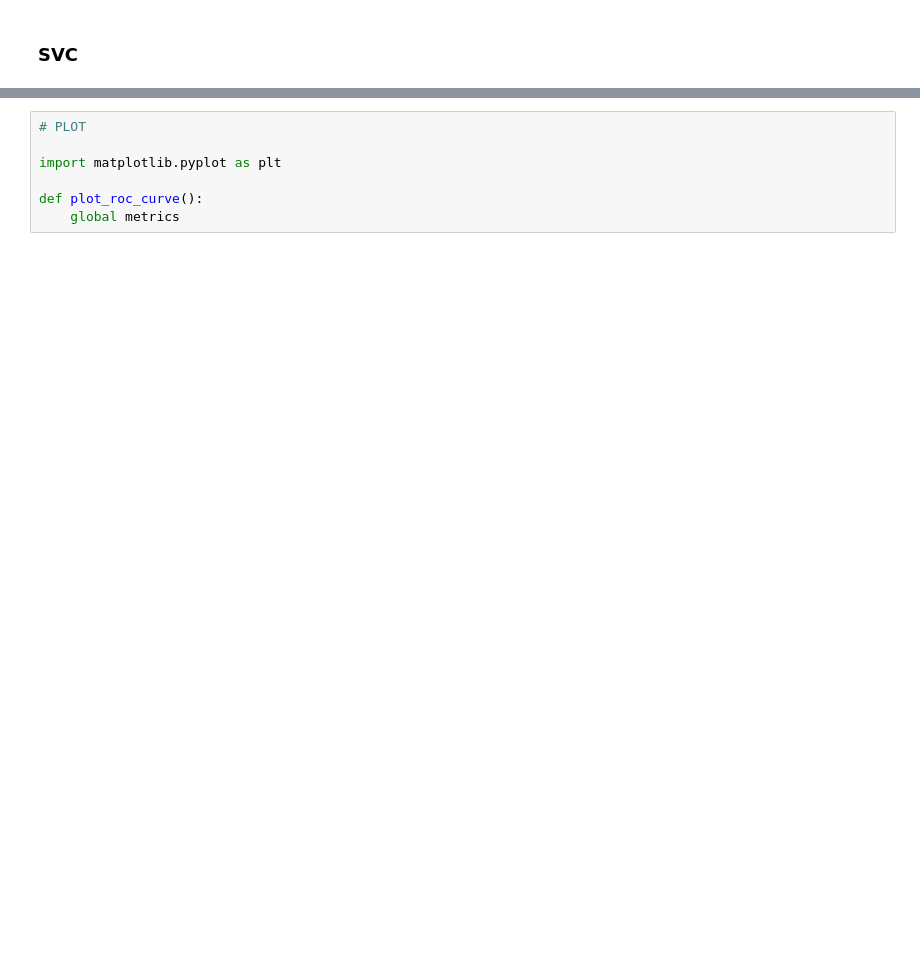
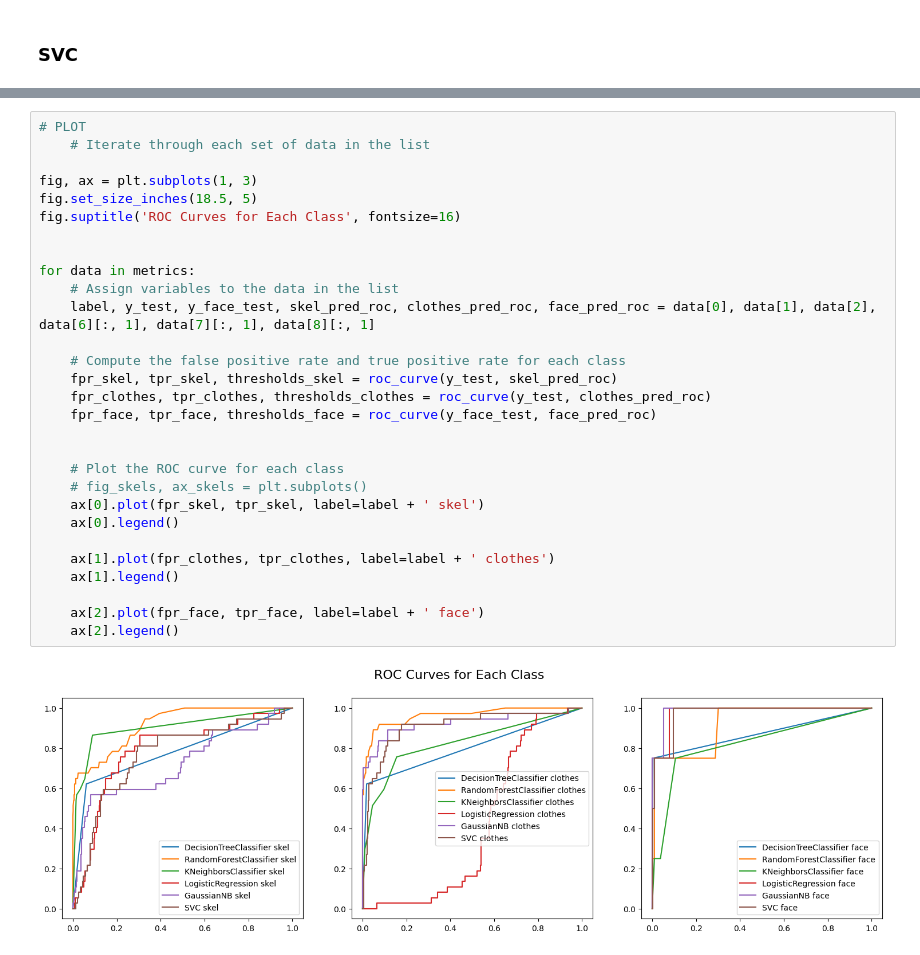
Before and after one commit to Andreus00/FDS, a Jupyter notebook: src/notebook.ipynb, the cells around one changed output, grey strips where cells are left out. Saved outputs shown, nothing was run; the diff lists cells and outputs as text; blank space fills up the shorter version.

```diff
--- a/src/notebook.ipynb
+++ b/src/notebook.ipynb
@@ -389,7 +368,31 @@ TypeError: evaluate_models() missing 2 required positional arguments: 'x_scal' a
-# %%
-# PLOT
-
-import matplotlib.pyplot as plt
-
-def plot_roc_curve():
-    global metrics
+# %%
+# PLOT
+    # Iterate through each set of data in the list
+
+fig, ax = plt.subplots(1, 3)
+fig.set_size_inches(18.5, 5)
+fig.suptitle('ROC Curves for Each Class', fontsize=16)
+
+
+for data in metrics:
+    # Assign variables to the data in the list
+    label, y_test, y_face_test, skel_pred_roc, clothes_pred_roc, face_pred_roc = data[0], data[1], data[2], data[6][:, 1], data[7][:, 1], data[8][:, 1]
+
+    # Compute the false positive rate and true positive rate for each class
+    fpr_skel, tpr_skel, thresholds_skel = roc_curve(y_test, skel_pred_roc)
+    fpr_clothes, tpr_clothes, thresholds_clothes = roc_curve(y_test, clothes_pred_roc)
+    fpr_face, tpr_face, thresholds_face = roc_curve(y_face_test, face_pred_roc)
+
+
+    # Plot the ROC curve for each class
+    # fig_skels, ax_skels = plt.subplots()
+    ax[0].plot(fpr_skel, tpr_skel, label=label + ' skel')
+    ax[0].legend()
+
+    ax[1].plot(fpr_clothes, tpr_clothes, label=label + ' clothes')
+    ax[1].legend()
+
+    ax[2].plot(fpr_face, tpr_face, label=label + ' face')
+    ax[2].legend()
+# %% [output]
+[figure, added]
```
Also changed, not shown: parts of 12 cells of this notebook, 5 other files.
